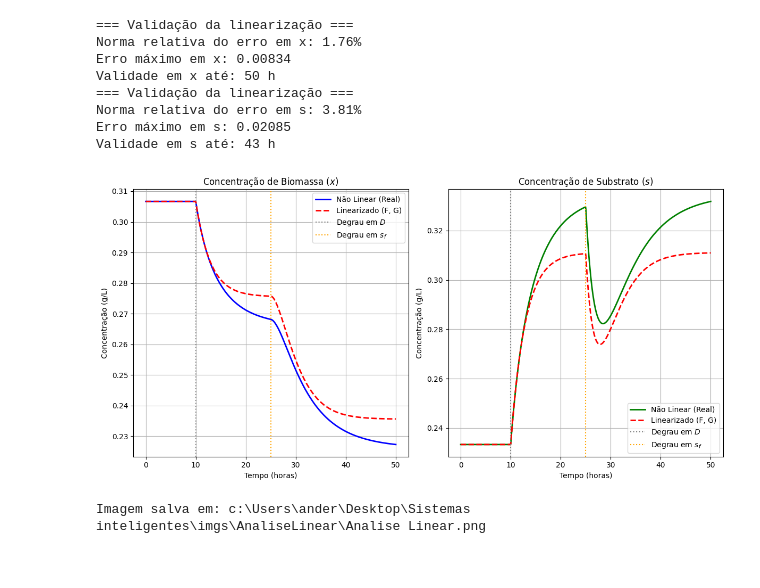
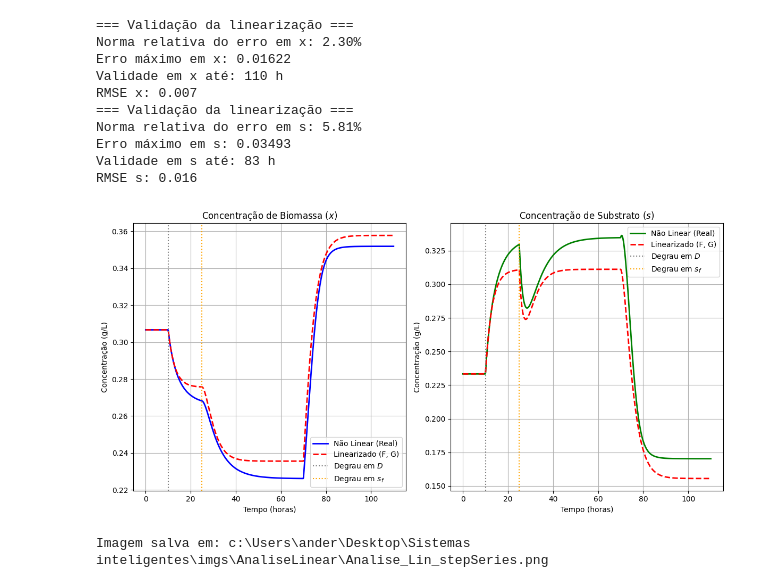
Before and after one commit to andersonmoura-cn/BioReator, a Jupyter notebook: src/analiseLinearizacao.ipynb, the cells around one changed output. Cells and saved outputs as stored; diff of their text form; code cells hidden in the pictures.

Commit message:
adição de novas entradas, correção na analise de resposta da ft G_xd

```diff
--- a/src/analiseLinearizacao.ipynb
+++ b/src/analiseLinearizacao.ipynb
@@ -93,10 +145,9 @@ def sistema_linearizado(delta_X, t):
 # %%
-
 
 # ==========================================
 # 5. Simulação
 # ==========================================
-tempo = np.linspace(0, 50, 1000) # Simula de 0 a 50 horas
+tempo = np.linspace(0, 110, 1000) # Simula de 0 a 50 horas
 
 # Condições Iniciais: Ambos começam exatamente no ponto nominal
 X_inicial_nao_linear = [x0, s0]
@@ -119,6 +170,27 @@ s_linear_absoluto = s0 + X_linearizado_desvios[:, 1]
 # Extraindo os estados do não linear para plotagem
 x_nao_linear = X_nao_linear[:, 0]
 s_nao_linear = X_nao_linear[:, 1]
+
+###############################################################
+# window = 10  # número de pontos consecutivos
+# eps = 1e-5  # tolerância
+# conv_x, idx_x = convergencia(x_linear_absoluto, eps, window)
+# conv_s, idx_s = convergencia(s_linear_absoluto, eps, window)
+# # exemplo com idx_x (onde começa a convergência)
+# mask_tempo_x = np.zeros_like(tempo, dtype=bool)
+
+# if idx_x is not None:
+#     mask_tempo_x[idx_x+1:] = True  # +1 por causa do diff
+#     print(f"Convergência em x ocorre a partir de t = {tempo[idx_x+1]:.4f} s")
+
+# # mesma coisa para s
+# mask_tempo_s = np.zeros_like(tempo, dtype=bool)
+
+# if idx_s is not None:
+#     mask_tempo_s[idx_s+1:] = True
+#     print(f"Convergência em s ocorre a partir de t = {tempo[idx_s+1]:.4f} s")
+
+###############################################################
 
 # métricas adicionais:
 metrics(x_nao_linear, x_linear_absoluto, tempo, "x")
@@ -130,39 +202,41 @@ metrics(s_nao_linear, s_linear_absoluto, tempo, "s")
 plt.figure(figsize=(12, 6))
 
 # Gráfico da Biomassa (X)
 plt.subplot(1, 2, 1)
 plt.plot(tempo, x_nao_linear, 'b-', linewidth=2, label='Não Linear (Real)')
 plt.plot(tempo, x_linear_absoluto, 'r--', linewidth=2, label='Linearizado (F, G)')
 plt.axvline(x=10, color='gray', linestyle=':', label='Degrau em $D$')
 plt.axvline(x=25, color='orange', linestyle=':', label='Degrau em $s_f$')
 plt.title('Concentração de Biomassa ($x$)')
 plt.xlabel('Tempo (horas)')
 plt.ylabel('Concentração (g/L)')
 plt.legend()
 plt.grid(True)
 
 # Gráfico do Substrato (S)
 plt.subplot(1, 2, 2)
 plt.plot(tempo, s_nao_linear, 'g-', linewidth=2, label='Não Linear (Real)')
 plt.plot(tempo, s_linear_absoluto, 'r--', linewidth=2, label='Linearizado (F, G)')
 plt.axvline(x=10, color='gray', linestyle=':', label='Degrau em $D$')
 plt.axvline(x=25, color='orange', linestyle=':', label='Degrau em $s_f$')
 plt.title('Concentração de Substrato ($s$)')
 plt.xlabel('Tempo (horas)')
 plt.ylabel('Concentração (g/L)')
 plt.legend()
 plt.grid(True)
 
 plt.tight_layout()
-img_save(file_name="Analise Linear", dir_name="AnaliseLinear")
+img_save(file_name="Analise_Lin_stepSeries", dir_name="AnaliseLinear")
 # %% [output]
 === Validação da linearização ===
-Norma relativa do erro em x: 1.76%
-Erro máximo em x: 0.00834
-Validade em x até: 50 h
+Norma relativa do erro em x: 2.30%
+Erro máximo em x: 0.01622
+Validade em x até: 110 h
+RMSE x: 0.007
 === Validação da linearização ===
-Norma relativa do erro em s: 3.81%
-Erro máximo em s: 0.02085
-Validade em s até: 43 h
+Norma relativa do erro em s: 5.81%
+Erro máximo em s: 0.03493
+Validade em s até: 83 h
+RMSE s: 0.016
-[figure, old version]
+[figure, new version]
-Imagem salva em: c:\Users\ander\Desktop\Sistemas inteligentes\imgs\AnaliseLinear\Analise Linear.png
+Imagem salva em: c:\Users\ander\Desktop\Sistemas inteligentes\imgs\AnaliseLinear\Analise_Lin_stepSeries.png
```
Also changed, not shown: parts of 3 cells of this notebook, 11 other files.
